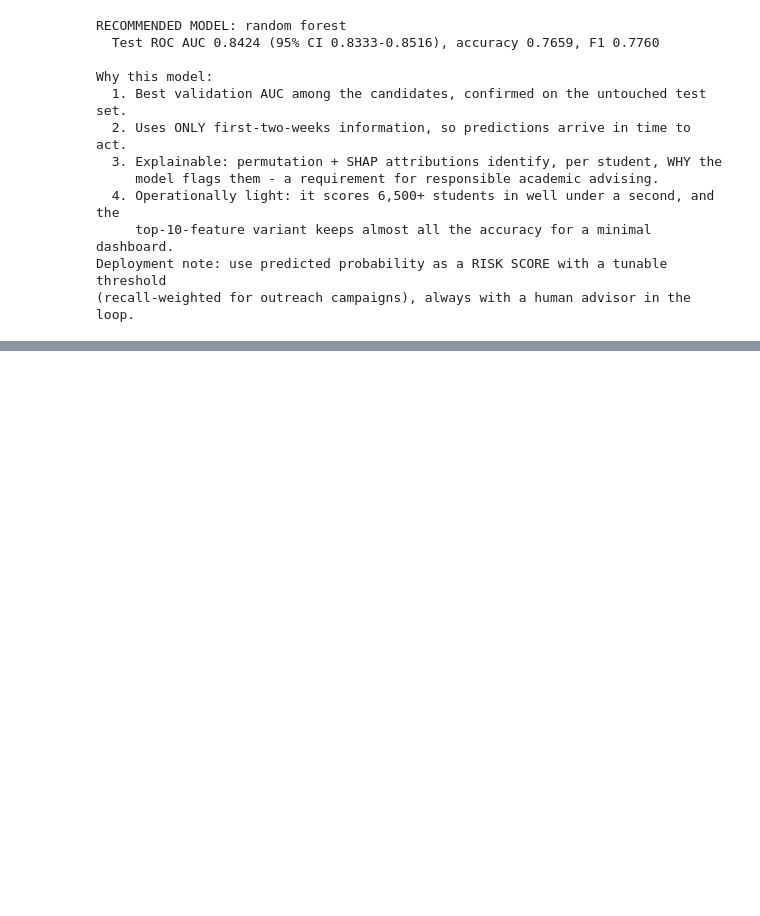
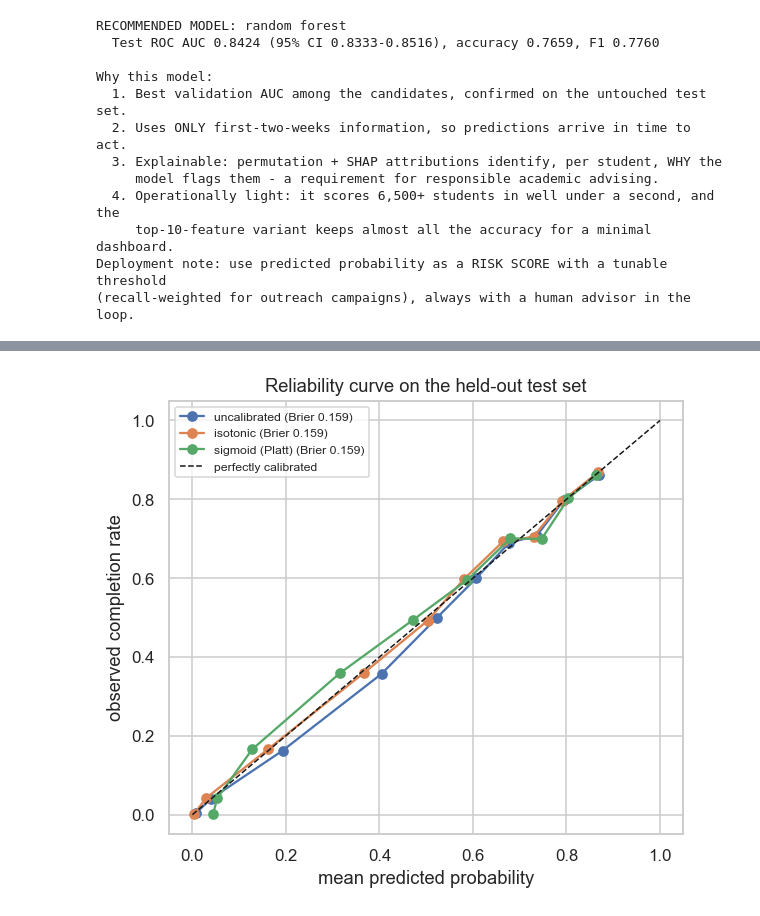
Before and after one commit to ekowhinson/oulad-completion-capstone, a Jupyter notebook: notebooks/oulad_completion_analysis.ipynb, the cells around one changed output, grey strips where cells are left out. Saved outputs shown, nothing was run; the diff lists cells and outputs as text; code cells hidden in the pictures; blank space fills up the shorter version.

```diff
--- a/notebooks/oulad_completion_analysis.ipynb
+++ b/notebooks/oulad_completion_analysis.ipynb
@@ -1013,0 +1077,27 @@ Deployment note: use predicted probability as a RISK SCORE with a tunable thresh
+# %%
+from sklearn.calibration import CalibratedClassifierCV, calibration_curve
+from sklearn.metrics import brier_score_loss
+
+final_model = tuned.__class__(**tuned.get_params())
+final_model.fit(X_trval, y_trval)
+
+cal_iso = CalibratedClassifierCV(tuned, method="isotonic", cv=5).fit(X_trval, y_trval)
+cal_sig = CalibratedClassifierCV(tuned, method="sigmoid", cv=5).fit(X_trval, y_trval)
+
+variants = {
+    "uncalibrated": final_model,
+    "isotonic": cal_iso,
+    "sigmoid (Platt)": cal_sig,
+}
+cal_rows = []
+for name, mdl in variants.items():
+    p = mdl.predict_proba(X_test)[:, 1]
+    cal_rows.append({"model": name,
+                     "brier": round(brier_score_loss(y_test, p), 4),
+                     "auc": round(roc_auc_score(y_test, p), 4)})
+cal_table = pd.DataFrame(cal_rows).sort_values("brier")
+print("Calibration comparison on the held-out test set (lower Brier is better)")
+print(cal_table.to_string(index=False))
+best_cal_name = cal_table.iloc[0]["model"]
+best_cal = variants[best_cal_name]
+print(f"\nSelected: {best_cal_name}")
@@ -1013,0 +1112,14 @@ Deployment note: use predicted probability as a RISK SCORE with a tunable thresh
+# %%
+fig, ax = plt.subplots(figsize=(5.6, 5))
+for name, mdl in variants.items():
+    p = mdl.predict_proba(X_test)[:, 1]
+    frac, mean_pred = calibration_curve(y_test, p, n_bins=10, strategy="quantile")
+    ax.plot(mean_pred, frac, "o-", label=f"{name} (Brier {brier_score_loss(y_test, p):.3f})")
+ax.plot([0, 1], [0, 1], "k--", lw=1, label="perfectly calibrated")
+ax.set_xlabel("mean predicted probability")
+ax.set_ylabel("observed completion rate")
+ax.set_title("Reliability curve on the held-out test set")
+ax.legend(fontsize=8, loc="upper left")
+plt.tight_layout(); plt.show()
+# %% [output]
+[figure, added]
```
Also changed, not shown: parts of 18 cells of this notebook.
